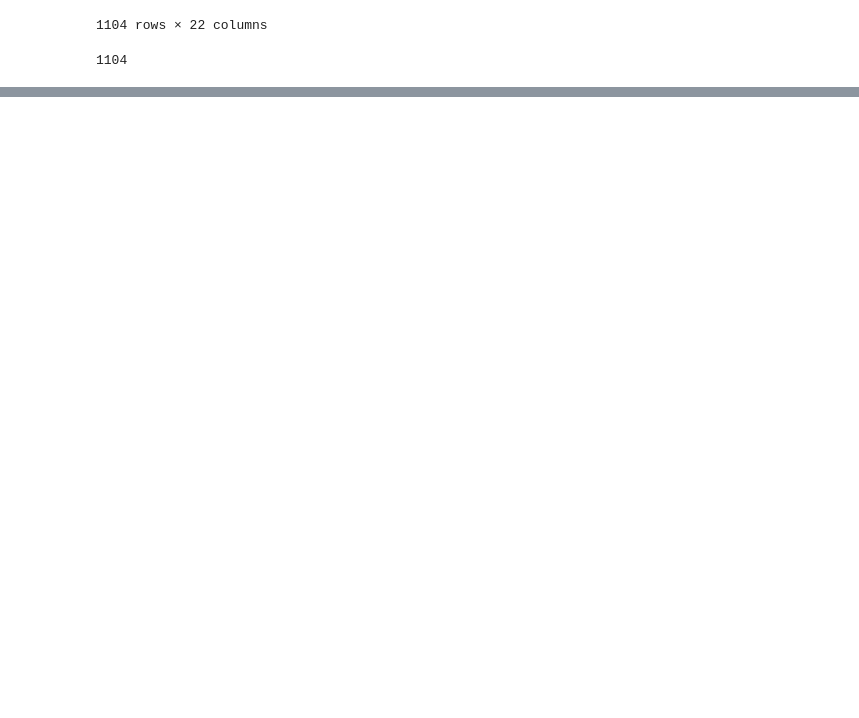
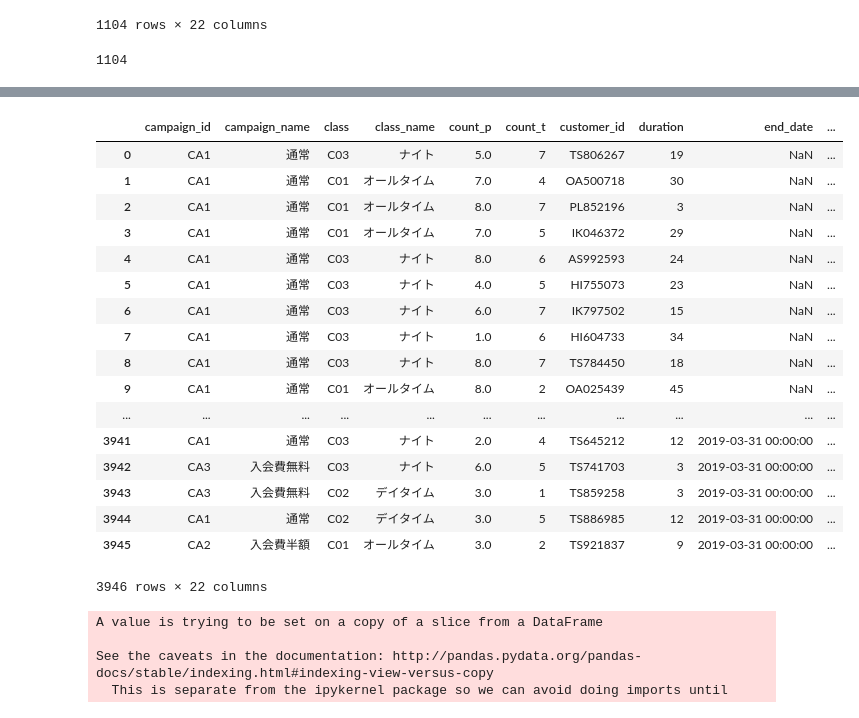
Before and after one commit to y-uty/100knock, a Jupyter notebook: learning3.ipynb, the cells around one changed output, grey strips where cells are left out. Cells and saved outputs as stored; diff of their text form; code cells hidden in the pictures; blank space fills up the shorter version.

```diff
--- a/learning3.ipynb
+++ b/learning3.ipynb
@@ -160,0 +236,24 @@ len(exit_uselog["customer_id"].unique())
+# %%
+#  退会・継続のデータをユニオン
+predict_data = pd.concat([cont_uselog, exit_uselog], ignore_index=True)
+# %%
+predict_data
+# %% [output]
+|  | campaign_id | campaign_name | class | class_name | count_p | count_t | customer_id | duration | end_date | ... |
+| 0 | CA1 | 通常 | C03 | ナイト | 5.0 | 7 | TS806267 | 19 | NaN | ... |
+| 1 | CA1 | 通常 | C01 | オールタイム | 7.0 | 4 | OA500718 | 30 | NaN | ... |
+| 2 | CA1 | 通常 | C01 | オールタイム | 8.0 | 7 | PL852196 | 3 | NaN | ... |
+| 3 | CA1 | 通常 | C01 | オールタイム | 7.0 | 5 | IK046372 | 29 | NaN | ... |
+| 4 | CA1 | 通常 | C03 | ナイト | 8.0 | 6 | AS992593 | 24 | NaN | ... |
+| 5 | CA1 | 通常 | C03 | ナイト | 4.0 | 5 | HI755073 | 23 | NaN | ... |
+| 6 | CA1 | 通常 | C03 | ナイト | 6.0 | 7 | IK797502 | 15 | NaN | ... |
+| 7 | CA1 | 通常 | C03 | ナイト | 1.0 | 6 | HI604733 | 34 | NaN | ... |
+| 8 | CA1 | 通常 | C03 | ナイト | 8.0 | 7 | TS784450 | 18 | NaN | ... |
+| 9 | CA1 | 通常 | C01 | オールタイム | 8.0 | 2 | OA025439 | 45 | NaN | ... |
+| ... | ... | ... | ... | ... | ... | ... | ... | ... | ... | ... |
+| 3941 | CA1 | 通常 | C03 | ナイト | 2.0 | 4 | TS645212 | 12 | 2019-03-31 00:00:00 | ... |
+| 3942 | CA3 | 入会費無料 | C03 | ナイト | 6.0 | 5 | TS741703 | 3 | 2019-03-31 00:00:00 | ... |
+| 3943 | CA3 | 入会費無料 | C02 | デイタイム | 3.0 | 1 | TS859258 | 3 | 2019-03-31 00:00:00 | ... |
+| 3944 | CA1 | 通常 | C02 | デイタイム | 3.0 | 5 | TS886985 | 12 | 2019-03-31 00:00:00 | ... |
+| 3945 | CA2 | 入会費半額 | C01 | オールタイム | 3.0 | 2 | TS921837 | 9 | 2019-03-31 00:00:00 | ... |
+3946 rows × 22 columns
@@ -160,0 +265,9 @@ len(exit_uselog["customer_id"].unique())
+# %%
+for i in range(len(predict_data)):
+    delta = relativedelta(predict_data["now_date"][i], predict_data["start_date"][i])
+    predict_data["period"][i] = delta.years * 12 + delta.months
+# %% [output]
+A value is trying to be set on a copy of a slice from a DataFrame
+
+See the caveats in the documentation: http://pandas.pydata.org/pandas-docs/stable/indexing.html#indexing-view-versus-copy
+  This is separate from the ipykernel package so we can avoid doing imports until
```
Also changed, not shown: parts of 42 cells of this notebook.
